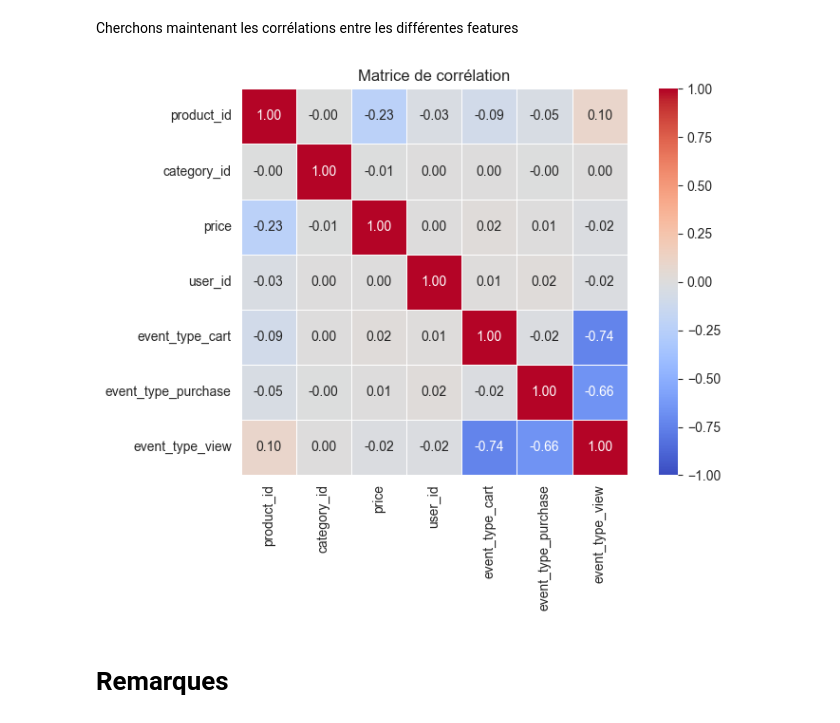
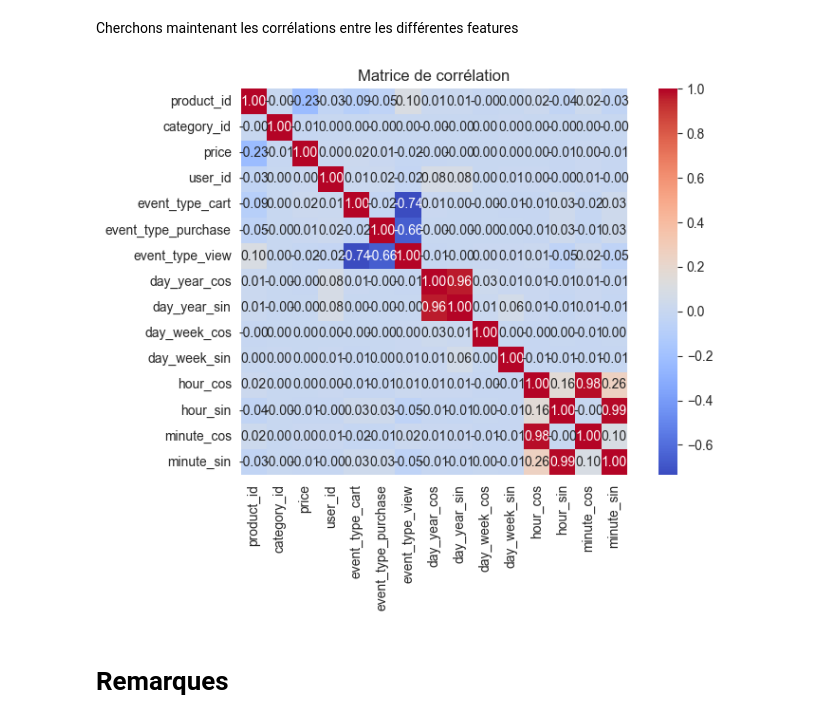
Before and after one commit to nicolas-vdn/amazing-mspr, a Jupyter notebook: data.ipynb, the cells around one changed output. Drawn from its saved outputs; the diff is of its cells as text; code cells hidden in the pictures.

Commit message:
Sin/cos dates + dbscan

```diff
--- a/data.ipynb
+++ b/data.ipynb
@@ -10,7 +10,7 @@ chunksize = 50_000
 fraction = 0.01
 seed = 42
 # %%
-chunks = pd.read_csv(file_to_load, chunksize=chunksize)
+chunks = pd.read_csv(file_to_load, chunksize=chunksize, parse_dates=['event_time'])
 # %%
 def getRandomDataset(chunks, frac, seed):
     return pd.concat(chunk.sample(frac=frac, random_state=seed) for chunk in chunks)
@@ -192,6 +182,25 @@ df = pd.get_dummies(df, columns=["event_type"])
 encoder = OneHotEncoder(sparse_output=False)
 # %%
 df["category_id"] = encoder.fit_transform(df[["category_id"]])
+# %%
+# Encoder chaque cycle en cos/sin
+df['day_of_year'] = df['event_time'].dt.dayofyear
+df['day_year_cos'] = np.cos(2 * np.pi * df['day_of_year'] / 365)
+df['day_year_sin'] = np.sin(2 * np.pi * df['day_of_year'] / 365)
+
+df['day_of_week'] = df['event_time'].dt.weekday  # 0=lundi
+df['day_week_cos'] = np.cos(2 * np.pi * df['day_of_week'] / 7)
+df['day_week_sin'] = np.sin(2 * np.pi * df['day_of_week'] / 7)
+
+df['hour'] = df['event_time'].dt.hour
+df['hour_cos'] = np.cos(2 * np.pi * df['hour'] / 24)
+df['hour_sin'] = np.sin(2 * np.pi * df['hour'] / 24)
+
+df['minute'] = df['event_time'].dt.hour * 60 + df['event_time'].dt.minute
+df['minute_cos'] = np.cos(2 * np.pi * df['minute'] / 1440)
+df['minute_sin'] = np.sin(2 * np.pi * df['minute'] / 1440)
+
+df.drop(['event_time', 'day_of_year', 'day_of_week', 'hour', 'minute'], axis=1, inplace=True)
 # %%
 df.head()
 # %% [output]
@@ -206,13 +215,13 @@ Cherchons maintenant les corrélations entre les différentes features
 # %%
 corr_matrix = df.corr(numeric_only=True)
 
 plt.figure(figsize=(8, 6))
-sns.heatmap(corr_matrix, annot=True, fmt=".2f", cmap='coolwarm', vmin=-1, vmax=1, square=True, linewidths=0.5)
+sns.heatmap(corr_matrix, annot=True, cmap='coolwarm', fmt=".2f", square=True)
 plt.title("Matrice de corrélation")
 plt.tight_layout()
 plt.show()
 # %% [output]
-[figure, old version]
+[figure, new version]
 # %% [markdown]
 # Remarques
 # %% [markdown]
```
Also changed, not shown: parts of 20 cells of this notebook.
